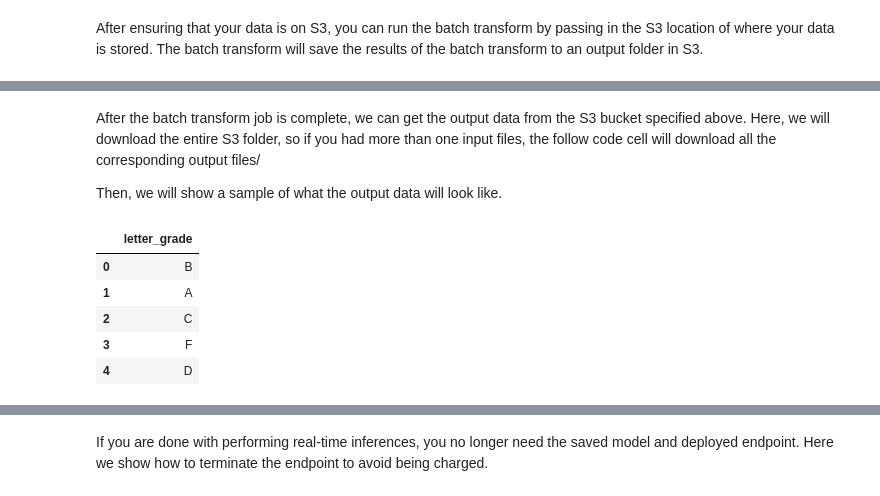
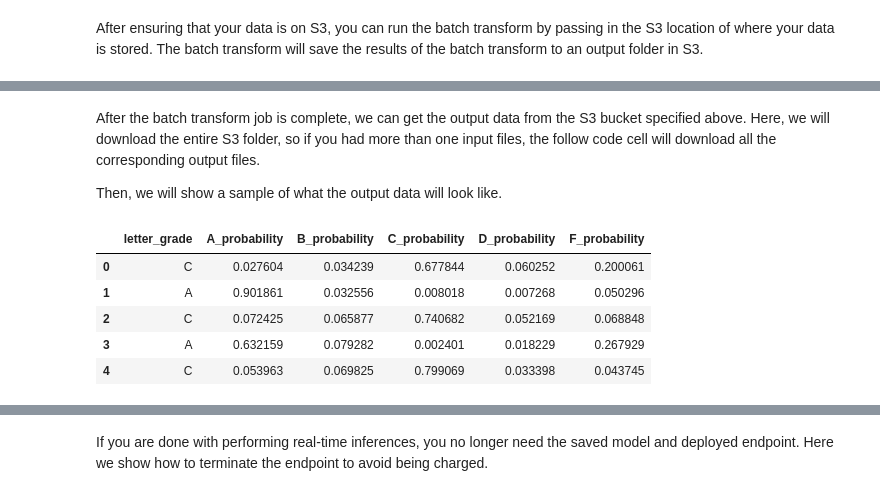
Before and after one commit to cleanlab/aws-marketplace, a Jupyter notebook: label-inspector/label_inspector.ipynb, the cells around one changed output, grey strips where cells are left out. Cells and saved outputs as stored; diff of their text form; code cells hidden in the pictures.

Commit message:
add pred_probs to output

```diff
--- a/label-inspector/label_inspector.ipynb
+++ b/label-inspector/label_inspector.ipynb
@@ -170,6 +168,6 @@ After the training job completes, we can get the results output by this analysis
 s3 = session.client('s3')
 
 # downloading the file from S3
-with open('data/train/output/output.tar.gz', 'wb') as f:
+with open('data/output/output.tar.gz', 'wb') as f:
     s3.download_fileobj(bucket_name, f"{base_folder_name}/train/output/{estimator._current_job_name}/output/output.tar.gz", f)
 # %%
@@ -330,5 +268,5 @@ transformer.output_path
 # %% [markdown]
-After the batch transform job is complete, we can get the output data from the S3 bucket specified above. Here, we will download the entire S3 folder, so if you had more than one input files, the follow code cell will download all the corresponding output files/
+After the batch transform job is complete, we can get the output data from the S3 bucket specified above. Here, we will download the entire S3 folder, so if you had more than one input files, the follow code cell will download all the corresponding output files.
 
 Then, we will show a sample of what the output data will look like.
 # %%
@@ -339,12 +277,12 @@ for object in resource_bucket.objects.filter(Prefix=f'{base_folder_name}/inferen
     filename = object.key.split("/")[-1]
     resource_bucket.download_file(object.key, f"{transform_output_folder}/{filename}")
 # %%
-batch_transform_preds = pd.read_csv(f"{transform_output_folder}/inference_dataset.csv.out")
+batch_transform_preds = pd.read_csv(f"{transform_output_folder}/batch_dataset_1.csv.out")
 batch_transform_preds.head()
 # %% [output]
-|  | letter_grade |
-| 0 | B |
-| 1 | A |
-| 2 | C |
-| 3 | F |
-| 4 | D |
+|  | letter_grade | A_probability | B_probability | C_probability | D_probability | F_probability |
+| 0 | C | 0.027604 | 0.034239 | 0.677844 | 0.060252 | 0.200061 |
+| 1 | A | 0.901861 | 0.032556 | 0.008018 | 0.007268 | 0.050296 |
+| 2 | C | 0.072425 | 0.065877 | 0.740682 | 0.052169 | 0.068848 |
+| 3 | A | 0.632159 | 0.079282 | 0.002401 | 0.018229 | 0.267929 |
+| 4 | C | 0.053963 | 0.069825 | 0.799069 | 0.033398 | 0.043745 |
```
Also changed, not shown: parts of 44 cells of this notebook, 9 other files.
